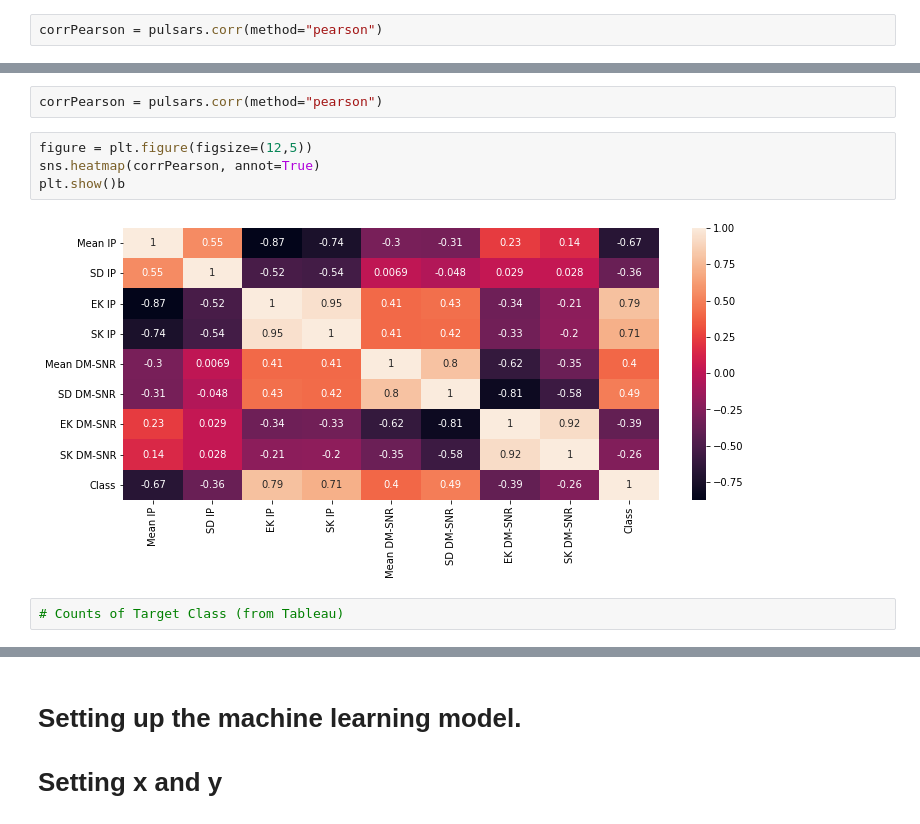
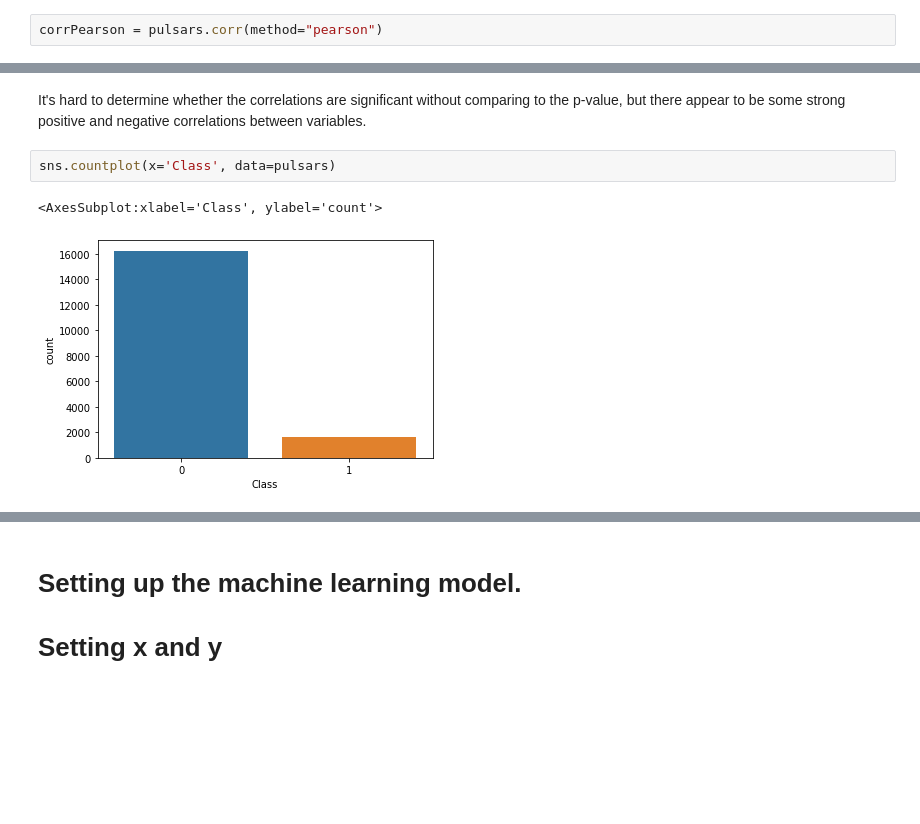
Before and after one commit to derrick-poage/Pulsar-prediction, a Jupyter notebook: Pulsar Prediction.ipynb, the cells around one changed output, grey strips where cells are left out. Saved outputs shown, nothing was run; the diff lists cells and outputs as text; blank space fills up the shorter version.

```diff
--- a/Pulsar Prediction.ipynb
+++ b/Pulsar Prediction.ipynb
@@ -511,10 +309,7 @@ sns.pairplot(pulsars)
-# %%
-corrPearson = pulsars.corr(method="pearson")
-# %%
-figure = plt.figure(figsize=(12,5))
-sns.heatmap(corrPearson, annot=True)
-plt.show()b
-# %% [output]
-[figure, removed]
-# %%
-# Counts of Target Class (from Tableau)
+# %% [markdown]
+It's hard to determine whether the correlations are significant without comparing to the p-value, but there appear to be some strong positive and negative correlations between variables.
+# %%
+sns.countplot(x='Class', data=pulsars)
+# %% [output]
+<AxesSubplot:xlabel='Class', ylabel='count'>
+[figure, added]
```
Also changed, not shown: parts of 106 cells of this notebook, 1 other file.
